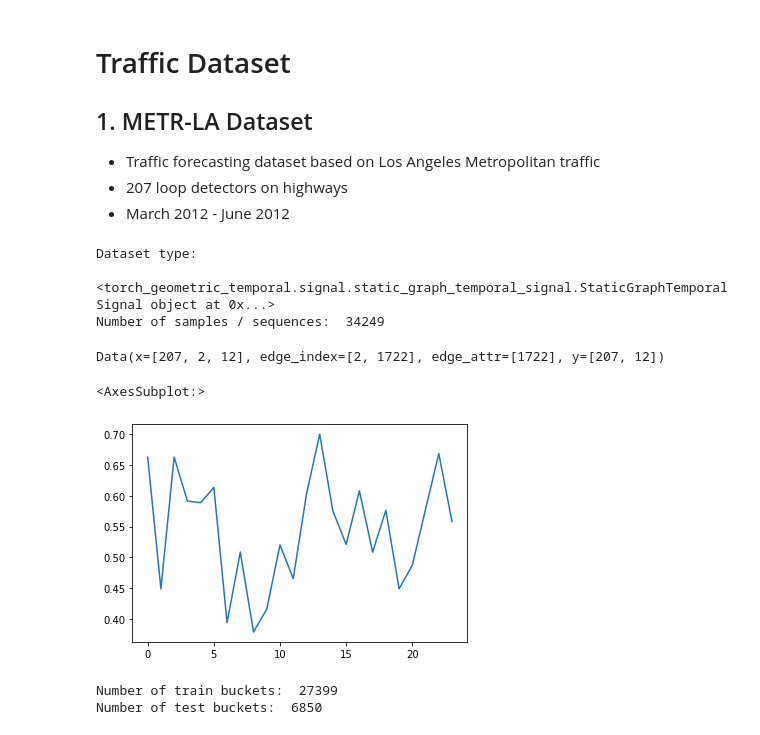
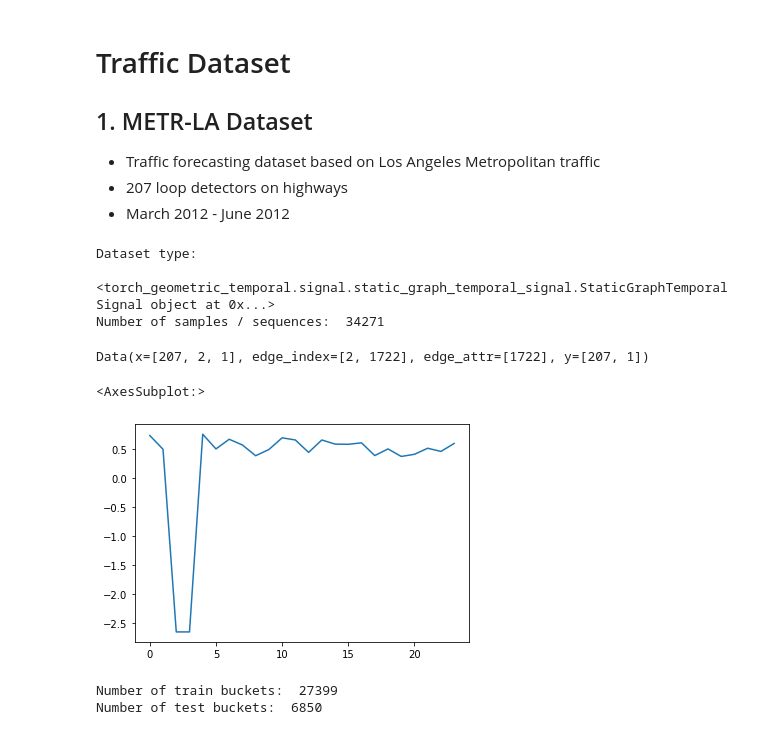
Before and after one commit to Kim-Ju-Hyeon/GSL, a Jupyter notebook: real_world_Dataset_preprocessing.ipynb, the cells around one changed output. Drawn from its saved outputs; the diff is of its cells as text; code cells hidden in the pictures.

```diff
--- a/real_world_Dataset_preprocessing.ipynb
+++ b/real_world_Dataset_preprocessing.ipynb
@@ -16,7 +17,7 @@ from torch_geometric_temporal.signal import temporal_signal_split
 # %%
 loader = METRLADatasetLoader(raw_data_dir='./data/METR-LA')
 # %%
-dataset = loader.get_dataset(num_timesteps_in=12, num_timesteps_out=12)
+dataset = loader.get_dataset(num_timesteps_in=1, num_timesteps_out=1)
 
 
 print("Dataset type:  \n", dataset)
@@ -24,21 +25,21 @@ print("Number of samples / sequences: ",  len(set(dataset)))
 # %% [output]
 Dataset type:
  <torch_geometric_temporal.signal.static_graph_temporal_signal.StaticGraphTemporalSignal object at 0x...>
-Number of samples / sequences:  34249
+Number of samples / sequences:  34271
 # %%
 data = next(iter(dataset))
 # %%
 data
 # %% [output]
-Data(x=[207, 2, 12], edge_index=[2, 1722], edge_attr=[1722], y=[207, 12])
+Data(x=[207, 2, 1], edge_index=[2, 1722], edge_attr=[1722], y=[207, 1])
 # %%
 sensor_number = 1
-hours = 24
+hours = 24*1
 sensor_labels = [bucket.y[sensor_number][0].item() for bucket in list(dataset)[:hours]]
 sns.lineplot(data=sensor_labels)
 # %% [output]
 <AxesSubplot:>
-[figure, old version]
+[figure, new version]
 # %%
 train_dataset, test_dataset = temporal_signal_split(dataset, train_ratio=0.8)
 
```
Also changed, not shown: parts of 13 cells of this notebook, 1 other file.
